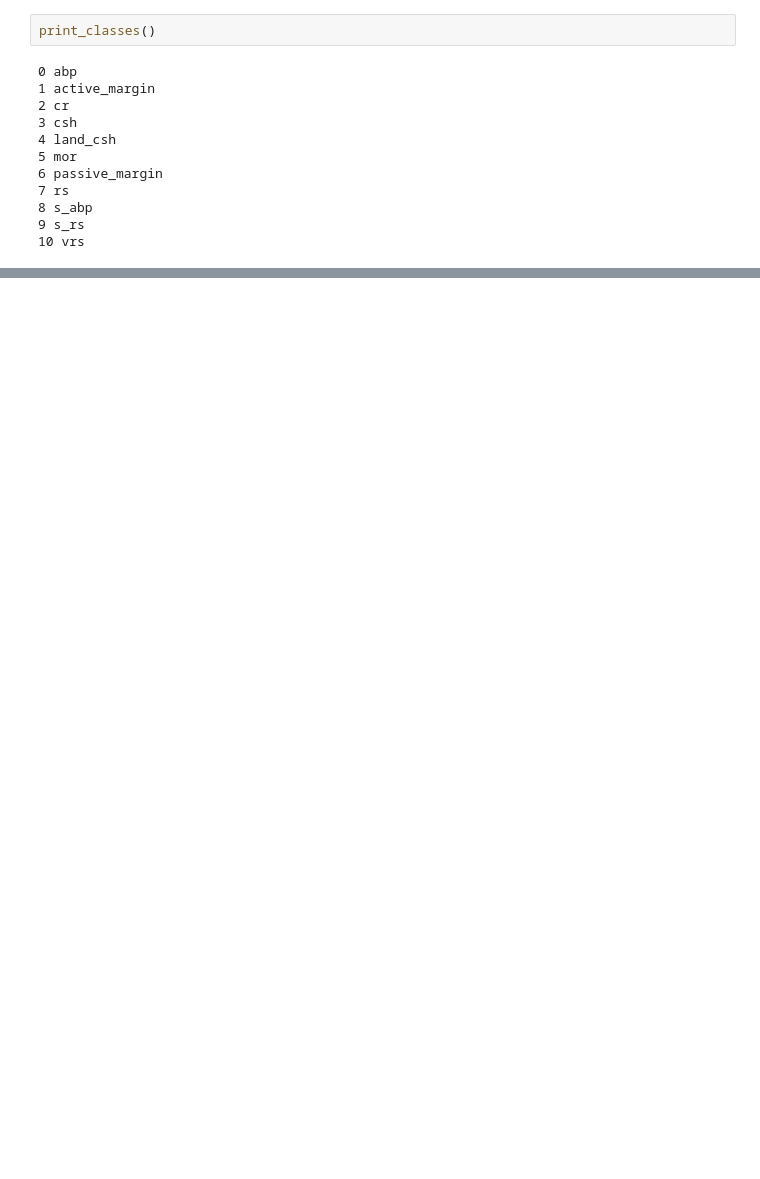
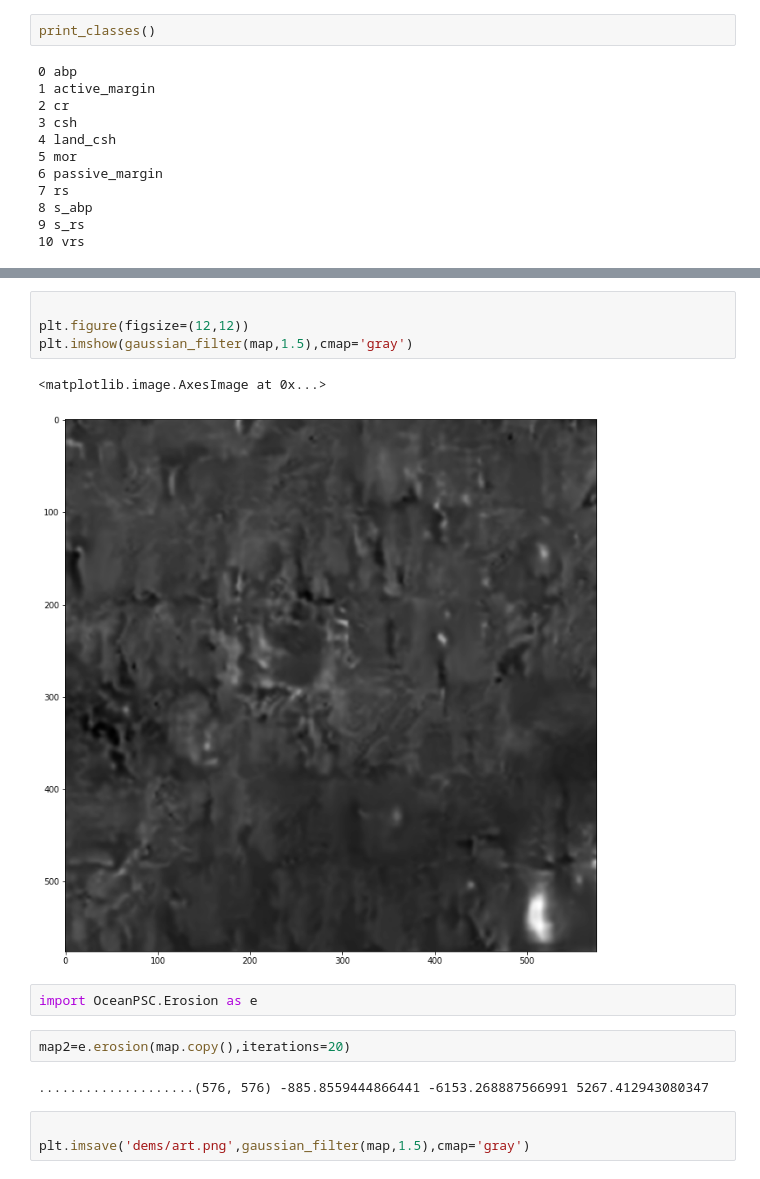
Before and after one commit to nico5655/OceanPSC, a Jupyter notebook: generate_terrain.ipynb, the cells around one changed output, grey strips where cells are left out. Drawn from its saved outputs; the diff is of its cells as text; blank space fills up the shorter version.

```diff
--- a/generate_terrain.ipynb
+++ b/generate_terrain.ipynb
@@ -39,0 +62,16 @@ map=gen.generate_tiled_map(classes)
+# %%
+
+plt.figure(figsize=(12,12))
+plt.imshow(gaussian_filter(map,1.5),cmap='gray')
+# %% [output]
+<matplotlib.image.AxesImage at 0x...>
+[figure, added]
+# %%
+import OceanPSC.Erosion as e
+# %%
+map2=e.erosion(map.copy(),iterations=20)
+# %% [output]
+....................(576, 576) -885.8559444866441 -6153.268887566991 5267.412943080347
+# %%
+
+plt.imsave('dems/art.png',gaussian_filter(map,1.5),cmap='gray')
```
Also changed, not shown: parts of 12 cells of this notebook, 6 other files.
